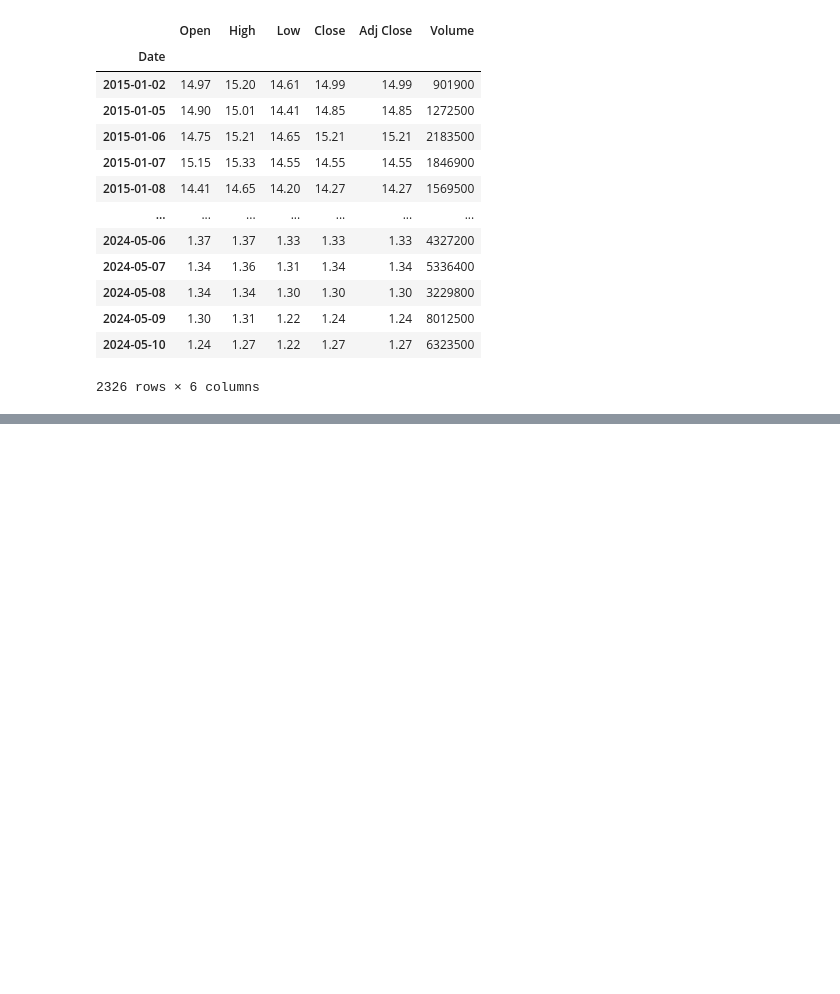
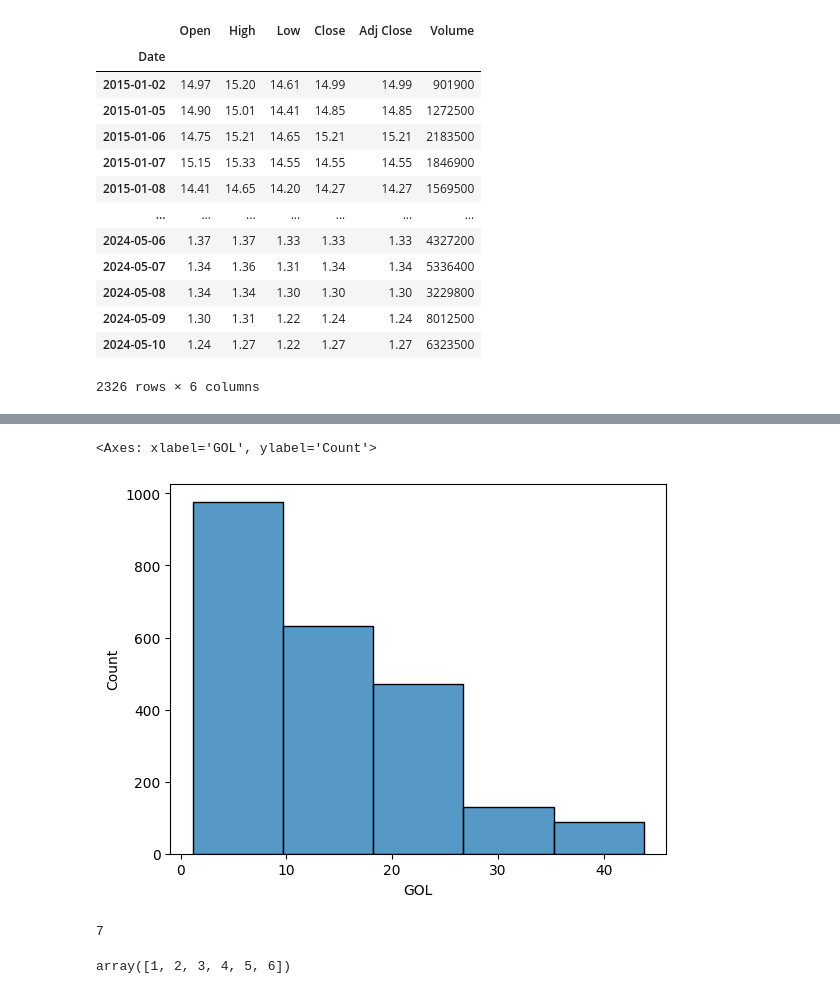
Before and after one commit to diegoinsights/Tech-Lab, a Jupyter notebook: Python_para_Finanças/Python_para_Finanças.ipynb, the cells around one changed output, grey strips where cells are left out. Saved outputs shown, nothing was run; the diff lists cells and outputs as text; code cells hidden in the pictures; blank space fills up the shorter version.

```diff
--- a/Python_para_Finanças/Python_para_Finanças.ipynb
+++ b/Python_para_Finanças/Python_para_Finanças.ipynb
@@ -42,0 +373,13 @@ analisando o primeiro dia da tabela (2015-01-02), temos que , na abertura da Bol
+# %%
+sns.histplot(acoes_df['GOL'], bins=5)
+# %% [output]
+<Axes: xlabel='GOL', ylabel='Count'>
+[figure, added]
+# %%
+len(acoes_df.columns)
+# %% [output]
+7
+# %%
+np.arange(1, len(acoes_df.columns))
+# %% [output]
+array([1, 2, 3, 4, 5, 6])
```
Also changed, not shown: parts of 40 cells of this notebook, 2 other files.
